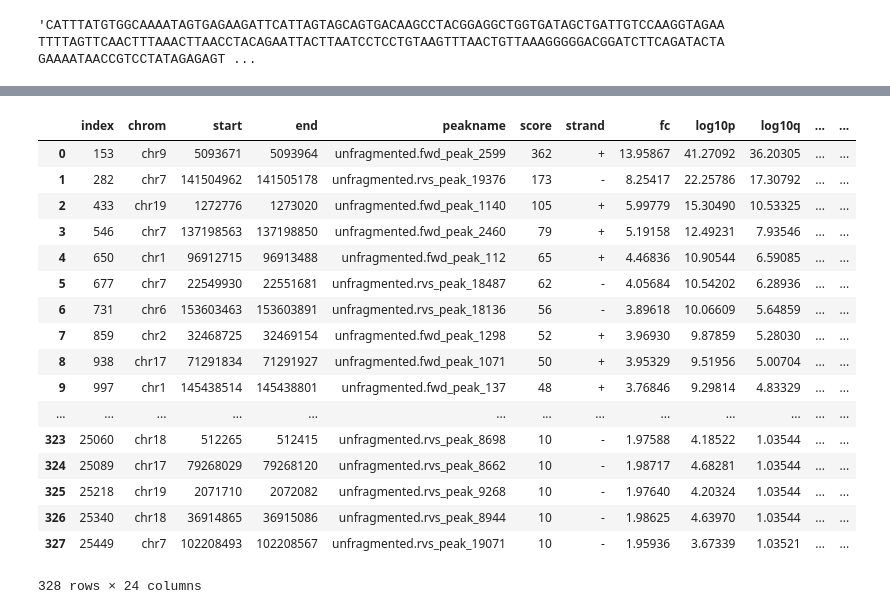
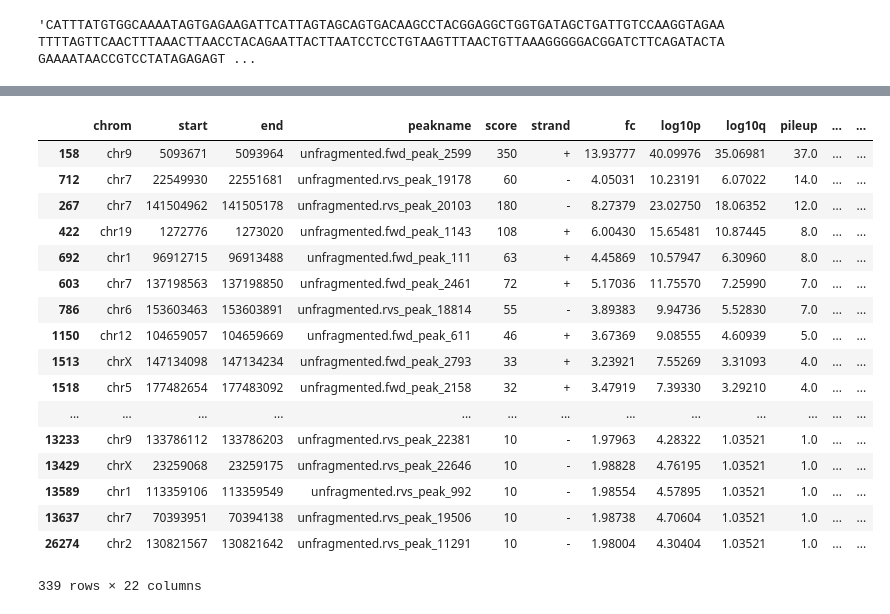
Before and after one commit to wckdouglas/cfNA, a Jupyter notebook: plots/peak_analysis.ipynb, the cells around one changed output, grey strips where cells are left out. Cells and saved outputs as stored; diff of their text form; code cells hidden in the pictures.

```diff
--- a/plots/peak_analysis.ipynb
+++ b/plots/peak_analysis.ipynb
@@ -869,22 +808,21 @@ print(mt, i)
-# %%
-piRNA['is_mt'] = mts
-piRNA
-# %% [output]
-|  | index | chrom | start | end | peakname | score | strand | fc | log10p | log10q | ... | ... |
-| 0 | 153 | chr9 | 5093671 | 5093964 | unfragmented.fwd_peak_2599 | 362 | + | 13.95867 | 41.27092 | 36.20305 | ... | ... |
-| 1 | 282 | chr7 | 141504962 | 141505178 | unfragmented.rvs_peak_19376 | 173 | - | 8.25417 | 22.25786 | 17.30792 | ... | ... |
-| 2 | 433 | chr19 | 1272776 | 1273020 | unfragmented.fwd_peak_1140 | 105 | + | 5.99779 | 15.30490 | 10.53325 | ... | ... |
-| 3 | 546 | chr7 | 137198563 | 137198850 | unfragmented.fwd_peak_2460 | 79 | + | 5.19158 | 12.49231 | 7.93546 | ... | ... |
-| 4 | 650 | chr1 | 96912715 | 96913488 | unfragmented.fwd_peak_112 | 65 | + | 4.46836 | 10.90544 | 6.59085 | ... | ... |
-| 5 | 677 | chr7 | 22549930 | 22551681 | unfragmented.rvs_peak_18487 | 62 | - | 4.05684 | 10.54202 | 6.28936 | ... | ... |
-| 6 | 731 | chr6 | 153603463 | 153603891 | unfragmented.rvs_peak_18136 | 56 | - | 3.89618 | 10.06609 | 5.64859 | ... | ... |
-| 7 | 859 | chr2 | 32468725 | 32469154 | unfragmented.fwd_peak_1298 | 52 | + | 3.96930 | 9.87859 | 5.28030 | ... | ... |
-| 8 | 938 | chr17 | 71291834 | 71291927 | unfragmented.fwd_peak_1071 | 50 | + | 3.95329 | 9.51956 | 5.00704 | ... | ... |
-| 9 | 997 | chr1 | 145438514 | 145438801 | unfragmented.fwd_peak_137 | 48 | + | 3.76846 | 9.29814 | 4.83329 | ... | ... |
-| ... | ... | ... | ... | ... | ... | ... | ... | ... | ... | ... | ... | ... |
-| 323 | 25060 | chr18 | 512265 | 512415 | unfragmented.rvs_peak_8698 | 10 | - | 1.97588 | 4.18522 | 1.03544 | ... | ... |
-| 324 | 25089 | chr17 | 79268029 | 79268120 | unfragmented.rvs_peak_8662 | 10 | - | 1.98717 | 4.68281 | 1.03544 | ... | ... |
-| 325 | 25218 | chr19 | 2071710 | 2072082 | unfragmented.rvs_peak_9268 | 10 | - | 1.97640 | 4.20324 | 1.03544 | ... | ... |
-| 326 | 25340 | chr18 | 36914865 | 36915086 | unfragmented.rvs_peak_8944 | 10 | - | 1.98625 | 4.63970 | 1.03544 | ... | ... |
-| 327 | 25449 | chr7 | 102208493 | 102208567 | unfragmented.rvs_peak_19071 | 10 | - | 1.95936 | 3.67339 | 1.03521 | ... | ... |
-328 rows × 24 columns
+# %%
+peak_df.query('merged_type == "piRNA"').sort_values('pileup', ascending=False)
+# %% [output]
+|  | chrom | start | end | peakname | score | strand | fc | log10p | log10q | pileup | ... | ... |
+| 158 | chr9 | 5093671 | 5093964 | unfragmented.fwd_peak_2599 | 350 | + | 13.93777 | 40.09976 | 35.06981 | 37.0 | ... | ... |
+| 712 | chr7 | 22549930 | 22551681 | unfragmented.rvs_peak_19178 | 60 | - | 4.05031 | 10.23191 | 6.07022 | 14.0 | ... | ... |
+| 267 | chr7 | 141504962 | 141505178 | unfragmented.rvs_peak_20103 | 180 | - | 8.27379 | 23.02750 | 18.06352 | 12.0 | ... | ... |
+| 422 | chr19 | 1272776 | 1273020 | unfragmented.fwd_peak_1143 | 108 | + | 6.00430 | 15.65481 | 10.87445 | 8.0 | ... | ... |
+| 692 | chr1 | 96912715 | 96913488 | unfragmented.fwd_peak_111 | 63 | + | 4.45869 | 10.57947 | 6.30960 | 8.0 | ... | ... |
+| 603 | chr7 | 137198563 | 137198850 | unfragmented.fwd_peak_2461 | 72 | + | 5.17036 | 11.75570 | 7.25990 | 7.0 | ... | ... |
+| 786 | chr6 | 153603463 | 153603891 | unfragmented.rvs_peak_18814 | 55 | - | 3.89383 | 9.94736 | 5.52830 | 7.0 | ... | ... |
+| 1150 | chr12 | 104659057 | 104659669 | unfragmented.fwd_peak_611 | 46 | + | 3.67369 | 9.08555 | 4.60939 | 5.0 | ... | ... |
+| 1513 | chrX | 147134098 | 147134234 | unfragmented.fwd_peak_2793 | 33 | + | 3.23921 | 7.55269 | 3.31093 | 4.0 | ... | ... |
+| 1518 | chr5 | 177482654 | 177483092 | unfragmented.fwd_peak_2158 | 32 | + | 3.47919 | 7.39330 | 3.29210 | 4.0 | ... | ... |
+| ... | ... | ... | ... | ... | ... | ... | ... | ... | ... | ... | ... | ... |
+| 13233 | chr9 | 133786112 | 133786203 | unfragmented.rvs_peak_22381 | 10 | - | 1.97963 | 4.28322 | 1.03521 | 1.0 | ... | ... |
+| 13429 | chrX | 23259068 | 23259175 | unfragmented.rvs_peak_22646 | 10 | - | 1.98828 | 4.76195 | 1.03521 | 1.0 | ... | ... |
+| 13589 | chr1 | 113359106 | 113359549 | unfragmented.rvs_peak_992 | 10 | - | 1.98554 | 4.57895 | 1.03521 | 1.0 | ... | ... |
+| 13637 | chr7 | 70393951 | 70394138 | unfragmented.rvs_peak_19506 | 10 | - | 1.98738 | 4.70604 | 1.03521 | 1.0 | ... | ... |
+| 26274 | chr2 | 130821567 | 130821642 | unfragmented.rvs_peak_11291 | 10 | - | 1.98004 | 4.30404 | 1.03521 | 1.0 | ... | ... |
+339 rows × 22 columns
```
Also changed, not shown: parts of 37 cells of this notebook, 12 other files.
